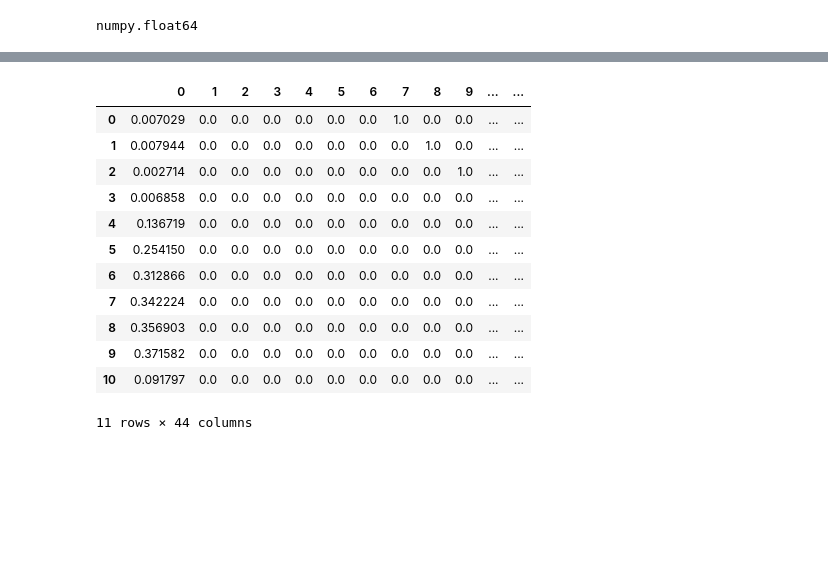
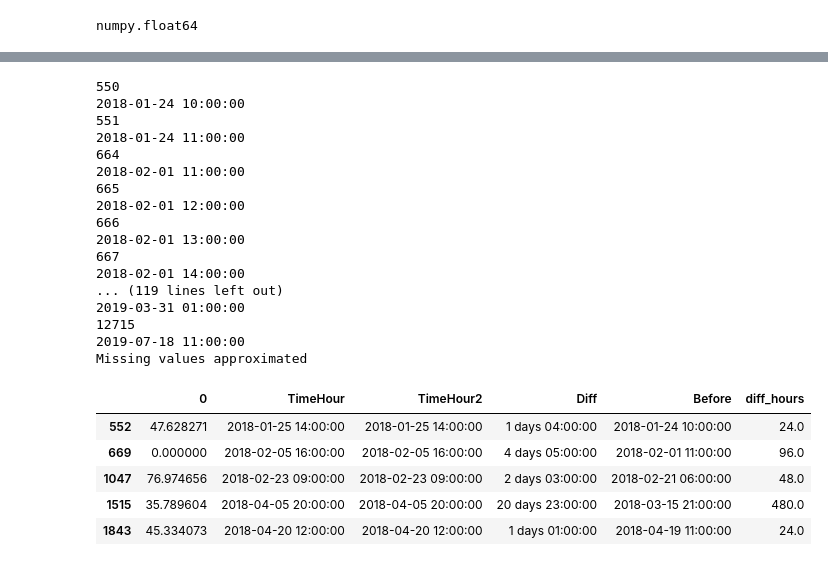
Before and after one commit to ryanroest/FlowPredictionModel, a Jupyter notebook: PreprocessingDataMissingData.ipynb, the cells around one changed output, grey strips where cells are left out. Saved outputs shown, nothing was run; the diff lists cells and outputs as text; code cells hidden in the pictures; blank space fills up the shorter version.

```diff
--- a/PreprocessingDataMissingData.ipynb
+++ b/PreprocessingDataMissingData.ipynb
@@ -293,3 +268,22 @@ def fill_with_average(df, previous, following):
     df = df.reset_index()
     df = df.drop(columns=["index"])
     return df
+
+def Y_fill_with_average(df, previous, following):
+    value_new = list(df.loc[previous])
+    value_previous = list(df.loc[previous])
+    value_following = list(df.loc[following])
+    value_new[0]= (value_previous[0]+value_following[0])/2
+    date = df.loc[previous, 'TimeHour2']
+    print(date)
+    new_date = date + timedelta(hours=1)
+    value_new[2]=new_date
+    #value_new[date.hour]=0.0
+    #value_new[new_date.hour]=1.0
+    #value_new[43]=1.0
+    df_length = len(df)
+    df.loc[df_length] = value_new
+    df = df.sort_values(by= "TimeHour2")
+    df = df.reset_index()
+    df = df.drop(columns=["index"])
+    return df
@@ -313,25 +340,37 @@ small_df_test
 # %%
 x = 0
-while x < 11:
-    if small_df_test.loc[x, 'diff_hours'] != 1.0 and small_df_test.loc[x, "diff_hours"] != 24.0:
-        small_df_test.loc[x, 'diff_hours'] = small_df_test.loc[x, 'diff_hours'] - 1
-        small_df_test = fill_with_average(small_df_test, x-1, x)
-        x = x + 1
+while x < 13000:
+    if df_test.loc[x, 'diff_hours'] != 1.0 and df_test.loc[x, "diff_hours"] != 24.0 and df_test.loc[x, 'diff_hours'] != 96.0 and df_test.loc[x, 'diff_hours'] != 48.0 and df_test.loc[x, 'diff_hours'] != 480.0:
+        print(x)
+        df_test.loc[x, 'diff_hours'] = df_test.loc[x, 'diff_hours'] - 1
+        df_test = Y_fill_with_average(df_test, x-1, x)
+        x = x - 1
     else:
         x = x + 1
+
+print ('Missing values approximated')
+df_test[df_test['diff_hours']>1]
+# %% [output]
+550
+2018-01-24 10:00:00
+551
+2018-01-24 11:00:00
+664
+2018-02-01 11:00:00
+665
+2018-02-01 12:00:00
+666
+2018-02-01 13:00:00
+667
+2018-02-01 14:00:00
+... (119 lines left out)
+2019-03-31 01:00:00
+12715
+2019-07-18 11:00:00
+Missing values approximated
+|  | 0 | TimeHour | TimeHour2 | Diff | Before | diff_hours |
+| 552 | 47.628271 | 2018-01-25 14:00:00 | 2018-01-25 14:00:00 | 1 days 04:00:00 | 2018-01-24 10:00:00 | 24.0 |
+| 669 | 0.000000 | 2018-02-05 16:00:00 | 2018-02-05 16:00:00 | 4 days 05:00:00 | 2018-02-01 11:00:00 | 96.0 |
+| 1047 | 76.974656 | 2018-02-23 09:00:00 | 2018-02-23 09:00:00 | 2 days 03:00:00 | 2018-02-21 06:00:00 | 48.0 |
+| 1515 | 35.789604 | 2018-04-05 20:00:00 | 2018-04-05 20:00:00 | 20 days 23:00:00 | 2018-03-15 21:00:00 | 480.0 |
+| 1843 | 45.334073 | 2018-04-20 12:00:00 | 2018-04-20 12:00:00 | 1 days 01:00:00 | 2018-04-19 11:00:00 | 24.0 |
-# %%
-small_df_test
-# %% [output]
-|  | 0 | 1 | 2 | 3 | 4 | 5 | 6 | 7 | 8 | 9 | ... | ... |
-| 0 | 0.007029 | 0.0 | 0.0 | 0.0 | 0.0 | 0.0 | 0.0 | 1.0 | 0.0 | 0.0 | ... | ... |
-| 1 | 0.007944 | 0.0 | 0.0 | 0.0 | 0.0 | 0.0 | 0.0 | 0.0 | 1.0 | 0.0 | ... | ... |
-| 2 | 0.002714 | 0.0 | 0.0 | 0.0 | 0.0 | 0.0 | 0.0 | 0.0 | 0.0 | 1.0 | ... | ... |
-| 3 | 0.006858 | 0.0 | 0.0 | 0.0 | 0.0 | 0.0 | 0.0 | 0.0 | 0.0 | 0.0 | ... | ... |
-| 4 | 0.136719 | 0.0 | 0.0 | 0.0 | 0.0 | 0.0 | 0.0 | 0.0 | 0.0 | 0.0 | ... | ... |
-| 5 | 0.254150 | 0.0 | 0.0 | 0.0 | 0.0 | 0.0 | 0.0 | 0.0 | 0.0 | 0.0 | ... | ... |
-| 6 | 0.312866 | 0.0 | 0.0 | 0.0 | 0.0 | 0.0 | 0.0 | 0.0 | 0.0 | 0.0 | ... | ... |
-| 7 | 0.342224 | 0.0 | 0.0 | 0.0 | 0.0 | 0.0 | 0.0 | 0.0 | 0.0 | 0.0 | ... | ... |
-| 8 | 0.356903 | 0.0 | 0.0 | 0.0 | 0.0 | 0.0 | 0.0 | 0.0 | 0.0 | 0.0 | ... | ... |
-| 9 | 0.371582 | 0.0 | 0.0 | 0.0 | 0.0 | 0.0 | 0.0 | 0.0 | 0.0 | 0.0 | ... | ... |
-| 10 | 0.091797 | 0.0 | 0.0 | 0.0 | 0.0 | 0.0 | 0.0 | 0.0 | 0.0 | 0.0 | ... | ... |
-11 rows × 44 columns
```
Also changed, not shown: parts of 36 cells of this notebook, 4 other files.
